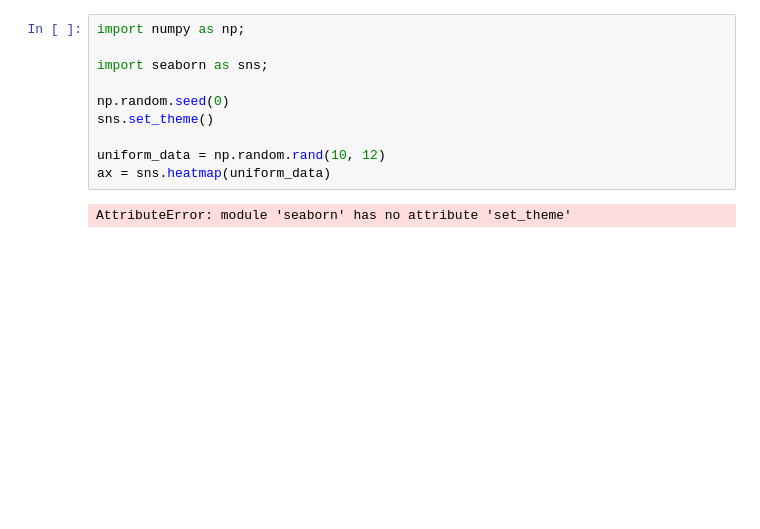
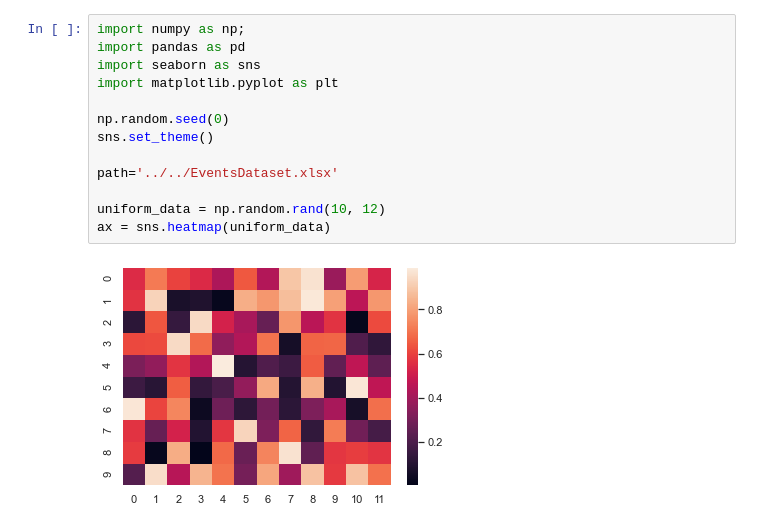
Before and after one commit to shiwanghua/HEM, a Jupyter notebook: pictures/HEM_expand/VisualizeDataset.ipynb, the cells around one changed output. Saved outputs shown, nothing was run; the diff lists cells and outputs as text; blank space fills up the shorter version.

```diff
--- a/pictures/HEM_expand/VisualizeDataset.ipynb
+++ b/pictures/HEM_expand/VisualizeDataset.ipynb
@@ -1,12 +1,15 @@
 # %%
 import numpy as np;
-
-import seaborn as sns;
+import pandas as pd
+import seaborn as sns
+import matplotlib.pyplot as plt
 
 np.random.seed(0)
 sns.set_theme()
 
+path='../../EventsDataset.xlsx'
+
 uniform_data = np.random.rand(10, 12)
 ax = sns.heatmap(uniform_data)
 # %% [output]
-AttributeError: module 'seaborn' has no attribute 'set_theme'
+[figure, added]
```
Also changed, not shown: parts of 3 cells of this notebook, 7 other files.
